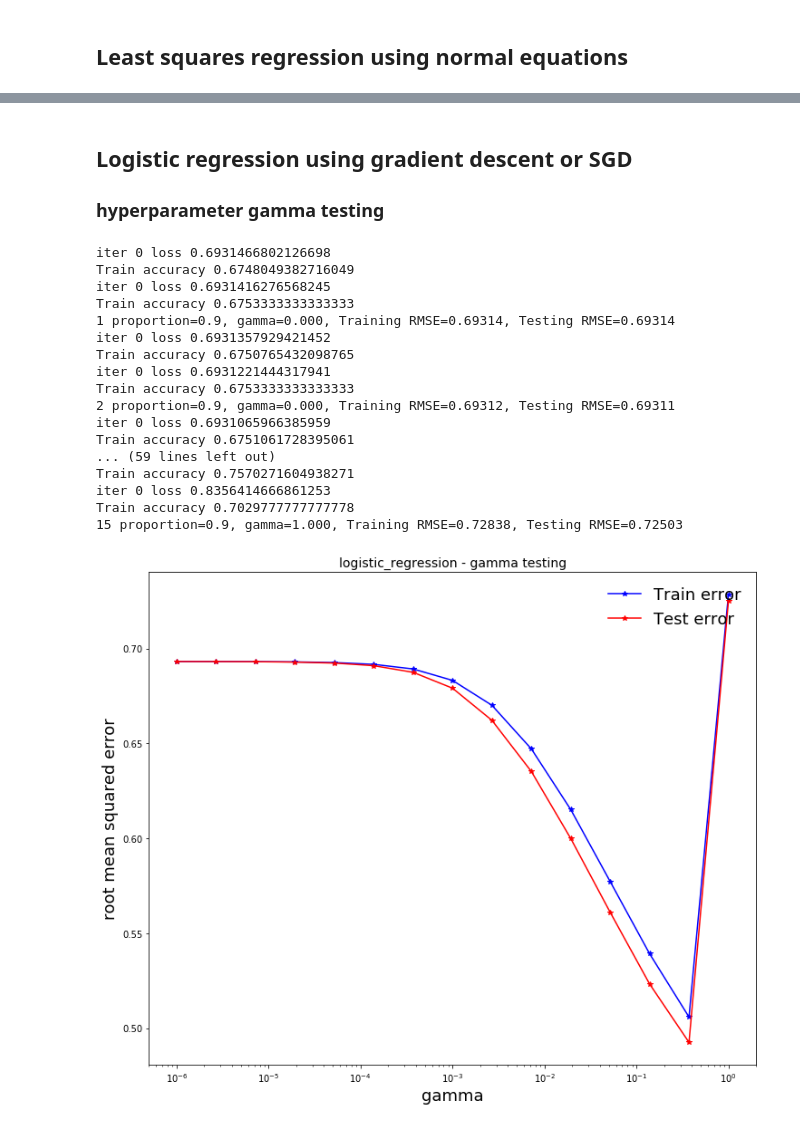
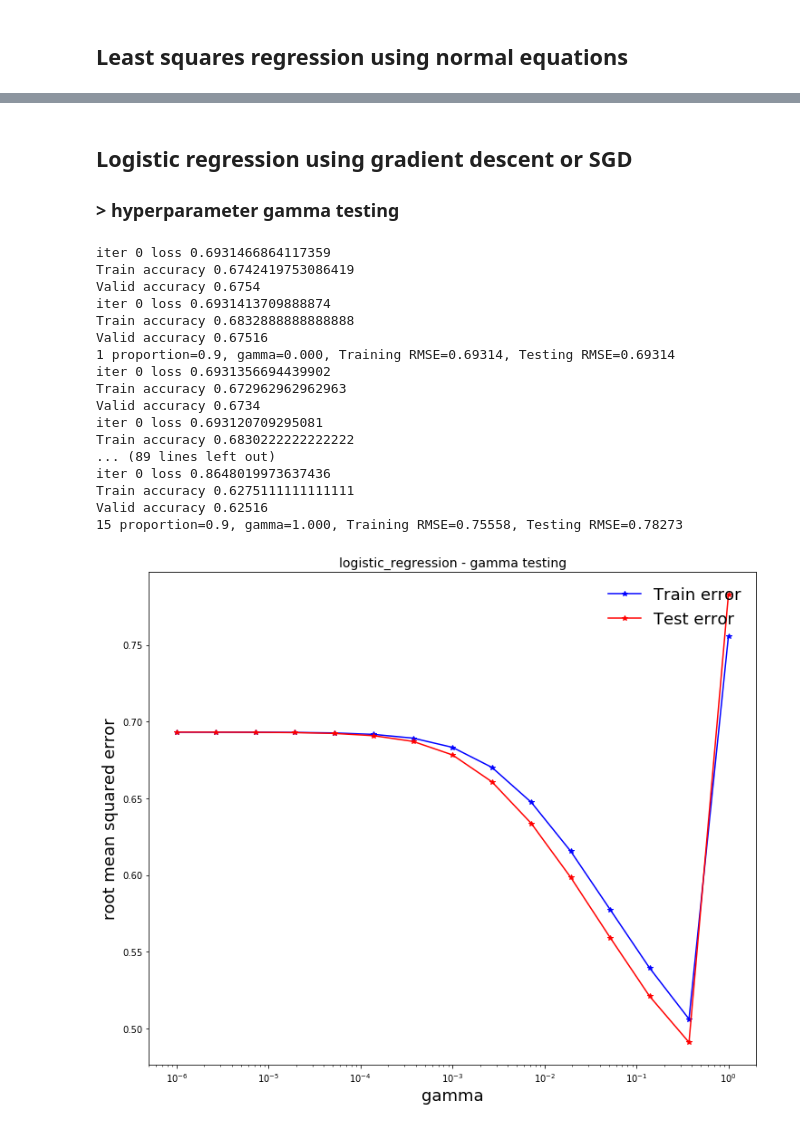
Before and after one commit to lostinstaches/HiggsBosonChallengeCERN, a Jupyter notebook: book.ipynb, the cells around one changed output, grey strips where cells are left out. Drawn from its saved outputs; the diff is of its cells as text; code cells hidden in the pictures.

```diff
--- a/book.ipynb
+++ b/book.ipynb
@@ -244,38 +216,38 @@ regression_gamma_testing(Y_train, X_train, split_ratio, seed, lambdarange, "ridg
 # %% [markdown]
 ## Logistic regression using gradient descent or SGD
-### hyperparameter gamma testing
+### > hyperparameter gamma testing
 # %%
 # Gamma testing
 gamma_range_reglog_gamma = np.logspace(-6, 0, 15)
 # iterations per gamma
 iteration_log = 10
 # params for logistic_regression
 params = {
     'lambda_': 0.0005,
     'initial_w': np.zeros(X_train.shape[1]),
     'max_iters': iteration_log ,
     'gamma': 0.01 ,
 }
 
-regression_gamma_testing(Y_train, X_train, split_ratio, seed, gamma_range_reglog_gamma, "logistic_regression", params, "gamma")
+plot_lib.hyperparameter_testing(Y_train, X_train, split_ratio, seed, gamma_range_reglog_gamma, "logistic_regression", params, "gamma")
 # %% [output]
-iter 0 loss 0.6931466802126698
-Train accuracy 0.6748049382716049
-iter 0 loss 0.6931416276568245
-Train accuracy 0.6753333333333333
+iter 0 loss 0.6931466864117359
+Train accuracy 0.6742419753086419
+Valid accuracy 0.6754
+iter 0 loss 0.6931413709888874
+Train accuracy 0.6832888888888888
+Valid accuracy 0.67516
 1 proportion=0.9, gamma=0.000, Training RMSE=0.69314, Testing RMSE=0.69314
-iter 0 loss 0.6931357929421452
-Train accuracy 0.6750765432098765
-iter 0 loss 0.6931221444317941
-Train accuracy 0.6753333333333333
-2 proportion=0.9, gamma=0.000, Training RMSE=0.69312, Testing RMSE=0.69311
-iter 0 loss 0.6931065966385959
-Train accuracy 0.6751061728395061
-... (59 lines left out)
-Train accuracy 0.7570271604938271
-iter 0 loss 0.8356414666861253
-Train accuracy 0.7029777777777778
-15 proportion=0.9, gamma=1.000, Training RMSE=0.72838, Testing RMSE=0.72503
+iter 0 loss 0.6931356694439902
+Train accuracy 0.672962962962963
+Valid accuracy 0.6734
+iter 0 loss 0.693120709295081
+Train accuracy 0.6830222222222222
+... (89 lines left out)
+iter 0 loss 0.8648019973637436
+Train accuracy 0.6275111111111111
+Valid accuracy 0.62516
+15 proportion=0.9, gamma=1.000, Training RMSE=0.75558, Testing RMSE=0.78273
-[figure, old version]
+[figure, new version]
 # %% [markdown]
 ## Regularized logistic regression using gradient descent or SGD
```
Also changed, not shown: parts of 32 cells of this notebook.
